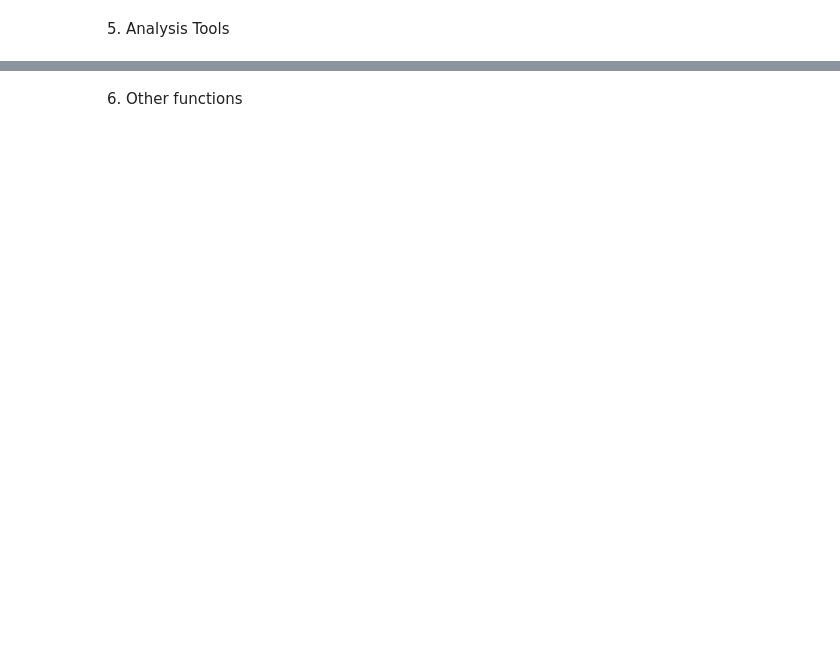
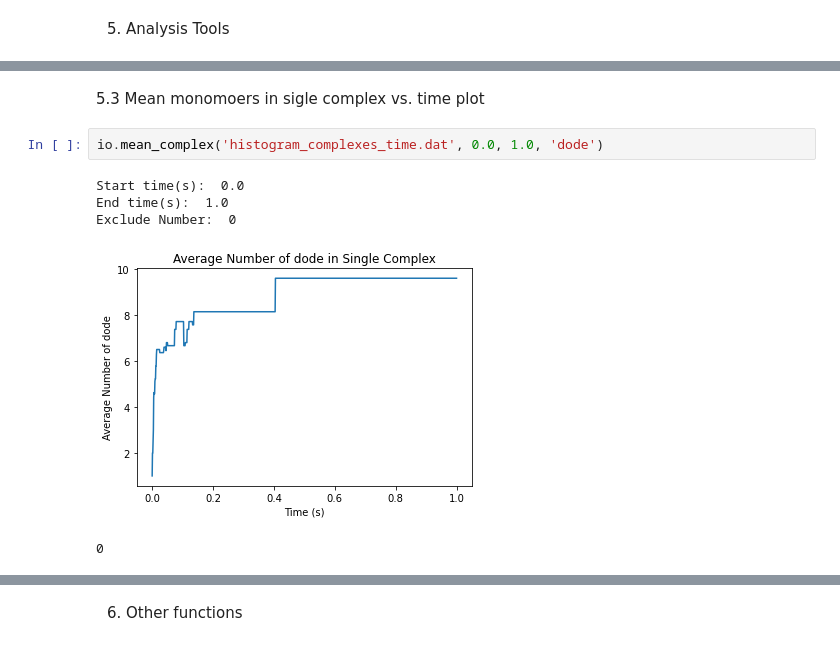
Before and after one commit to jonathanfischer97/ionerdss, a Jupyter notebook: Tutorial/NERDSSioTutorial.ipynb, the cells around one changed output, grey strips where cells are left out. Saved outputs shown, nothing was run; the diff lists cells and outputs as text; blank space fills up the shorter version.

```diff
--- a/Tutorial/NERDSSioTutorial.ipynb
+++ b/Tutorial/NERDSSioTutorial.ipynb
@@ -26,0 +76,10 @@ By simply multiplying the above coordinates by a fixed factor, the effect of cha
+# %% [markdown]
+5.3 Mean monomoers in sigle complex vs. time plot
+# %%
+io.mean_complex('histogram_complexes_time.dat', 0.0, 1.0, 'dode')
+# %% [output]
+Start time(s):  0.0
+End time(s):  1.0
+Exclude Number:  0
+[figure, added]
+0
```
Also changed, not shown: parts of 31 cells of this notebook, 6 other files.
